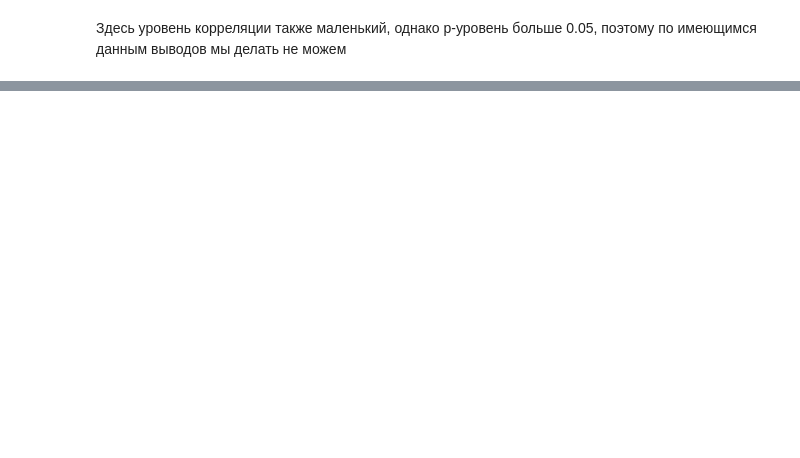
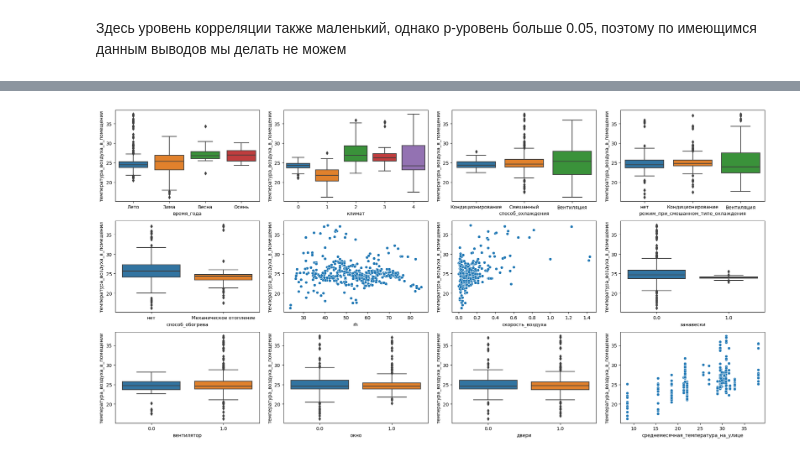
Before and after one commit to olegg366/SCHAD_household_services_09, a Jupyter notebook: main.ipynb, the cells around one changed output, grey strips where cells are left out. Drawn from its saved outputs; the diff is of its cells as text; code cells hidden in the pictures; blank space fills up the shorter version.

```diff
--- a/main.ipynb
+++ b/main.ipynb
@@ -432,0 +399,2 @@ Method: Kruskal-Wallis
+# %%
+df = pd.read_csv('corrected_data.csv', skipinitialspace=True, sep=',', index_col=0)
@@ -432,0 +420,45 @@ Method: Kruskal-Wallis
+# %%
+# шкалы этих столбцов
+types = {
+    'время_года': 'cat',
+    'климат': 'cat',
+    'способ_охлаждения': 'cat',
+    'режим_при_смешанном_типе_охлаждения': 'cat',
+    'способ_обогрева': 'cat',
+    'температура_воздуха_в_помещении': 'num',
+    'температура_воздуха_на_улице': 'num',
+    'rh': 'num',
+    'скорость_воздуха': 'num',
+    'занавески': 'cat',
+    'вентилятор': 'cat',
+    'окно': 'cat',
+    'двери': 'cat',
+    'среднемесячная_температура_на_улице': 'num'
+}
+# %%
+# функция, делающая график зависимости двух факторов на основе их типа
+def get_plot(col1, col2, type1, type2, i, j):
+    global ax
+    # если разные шкалы - боксплот
+    if type1 != type2:
+        if type1 == 'cat':
+            sns.boxplot(x=col1, y=col2, ax=ax[i, j])
+        else:
+            sns.boxplot(x=col2, y=col1, ax=ax[i, j])
+    else: # иначе, т.к. одна из шкал - температура, то есть количественная, - скаттерплот
+        sns.scatterplot(x=col1, y=col2, ax=ax[i, j], legend=False)
+# %%
+# применяем label encode к климату, так проще визуализировать на графике
+unq = factors['климат'].unique()
+enc = {unq[i]: i for i in range(len(unq))}
+factors['климат'] = factors['климат'].apply(lambda x: enc[x])
+# %%
+fig, ax = plt.subplots(3, 4, figsize=(20, 10))
+i = 0
+for col in factors.columns:
+    if col != 'температура_воздуха_в_помещении':
+        get_plot(factors[col], df['температура_воздуха_в_помещении'], types[col], types['температура_воздуха_в_помещении'], i // 4, i % 4)
+        i += 1
+fig.tight_layout()
+# %% [output]
+[figure, added]
```
Also changed, not shown: parts of 30 cells of this notebook, 1 other file.
